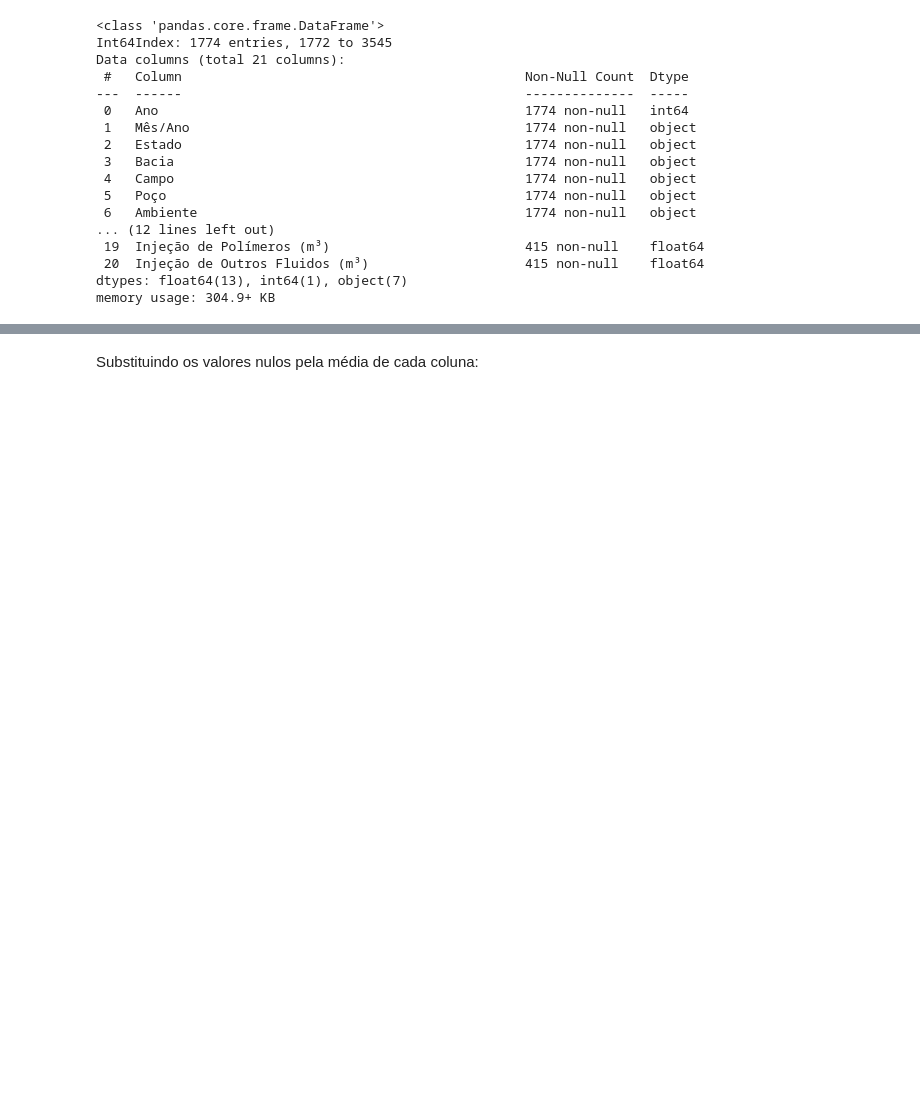
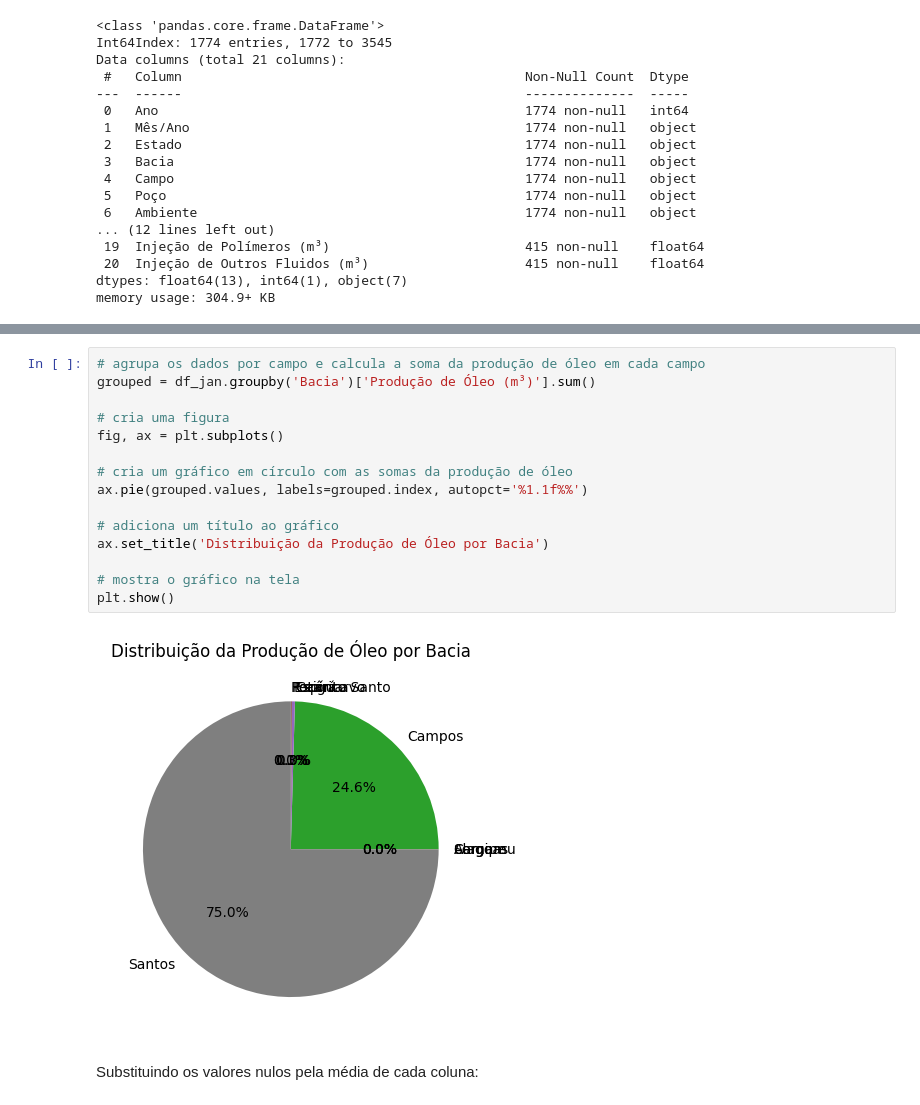
Before and after one commit to keziacamposcs/PUC_PTI_ProducaoPetroleo, a Jupyter notebook: PTI.ipynb, the cells around one changed output, grey strips where cells are left out. Saved outputs shown, nothing was run; the diff lists cells and outputs as text; blank space fills up the shorter version.

```diff
--- a/PTI.ipynb
+++ b/PTI.ipynb
@@ -95,3 +112,20 @@ memory usage: 304.9+ KB
+# %%
+# agrupa os dados por campo e calcula a soma da produção de óleo em cada campo
+grouped = df_jan.groupby('Bacia')['Produção de Óleo (m³)'].sum()
+
+# cria uma figura
+fig, ax = plt.subplots()
+
+# cria um gráfico em círculo com as somas da produção de óleo
+ax.pie(grouped.values, labels=grouped.index, autopct='%1.1f%%')
+
+# adiciona um título ao gráfico
+ax.set_title('Distribuição da Produção de Óleo por Bacia')
+
+# mostra o gráfico na tela
+plt.show()
+# %% [output]
+[figure, added]
 # %% [markdown]
 Substituindo os valores nulos pela média de cada coluna:
 # %%
```
Also changed, not shown: parts of 7 cells of this notebook.
